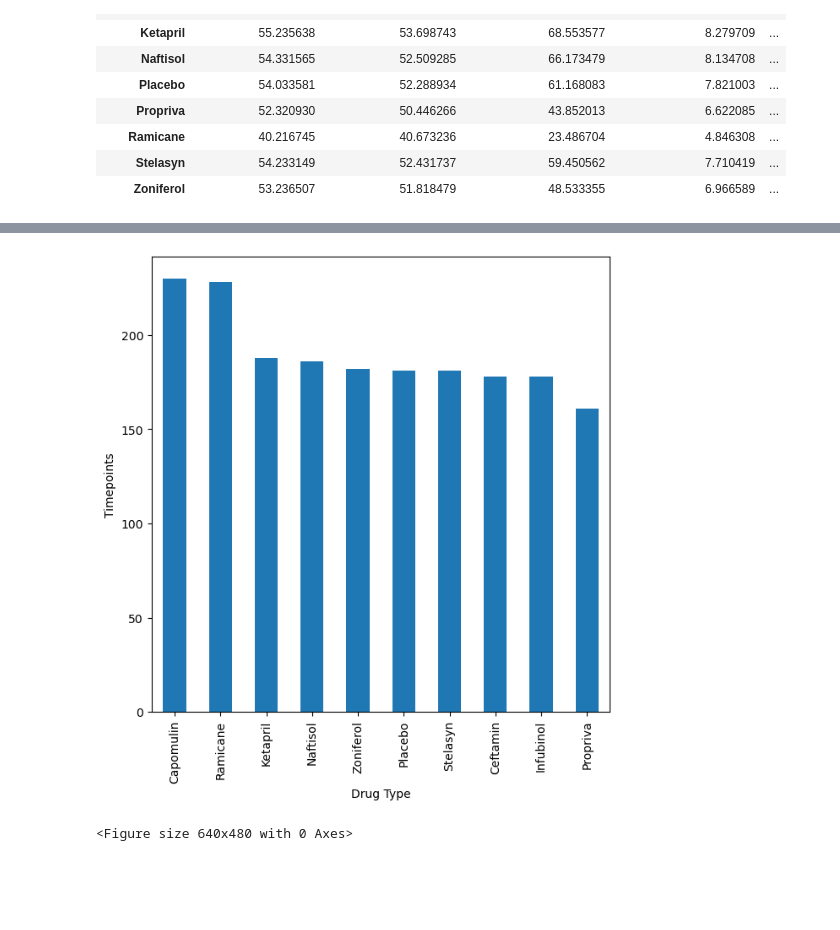
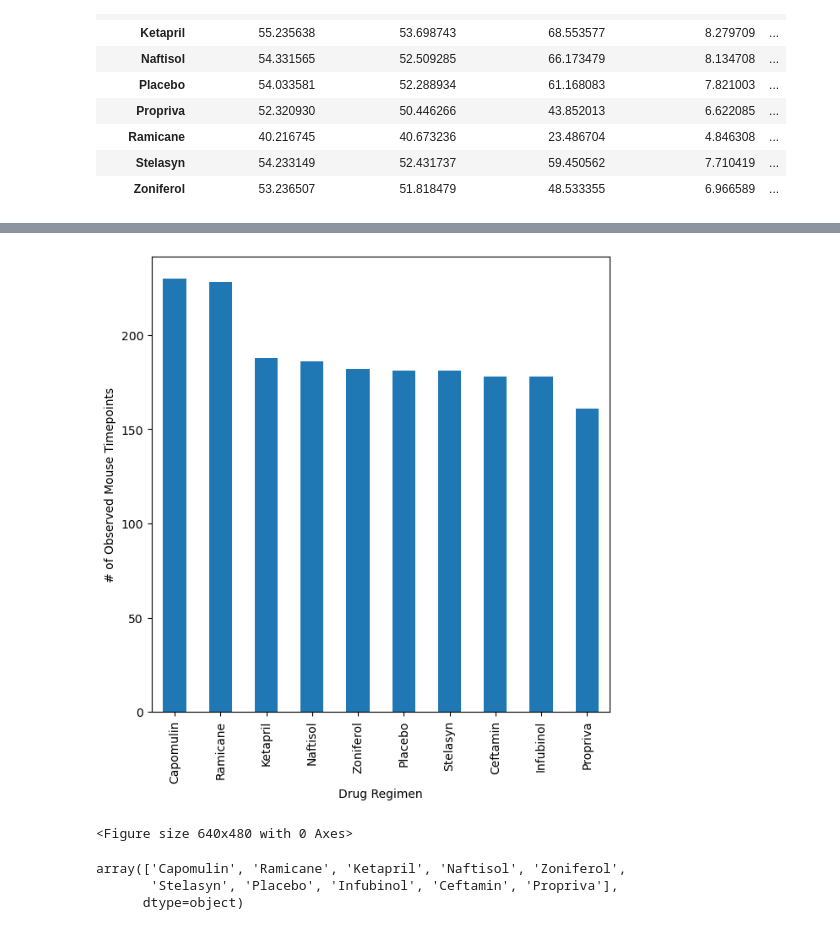
Before and after one commit to Fidel97/Panda-s-Visual, a Jupyter notebook: pymaceuticals.ipynb, the cells around one changed output, grey strips where cells are left out. Drawn from its saved outputs; the diff is of its cells as text; code cells hidden in the pictures; blank space fills up the shorter version.

```diff
--- a/pymaceuticals.ipynb
+++ b/pymaceuticals.ipynb
@@ -130,20 +146,28 @@ drug_types=drug_type.sort_values( ascending=False )
 # %%
 # Create a bar chart based off of the group series from before
 count_chart= drug_types.plot(kind='bar', figsize=(7,7,))
 
 # Set the xlabel and ylabel using class methods
-count_chart.set_xlabel("Drug Type")
-count_chart.set_ylabel("Timepoints")
+count_chart.set_xlabel("Drug Regimen")
+count_chart.set_ylabel("# of Observed Mouse Timepoints")
 
 plt.show()
 plt.tight_layout()
 # %% [output]
-[figure, old version]
+[figure, new version]
 <Figure size 640x480 with 0 Axes>
 # %%
 # Set x axis and tick locations
-x_axis = complete_mouse_data["Drug Regimen"]
-tick_locations = [value for value in x_axis]
+drug_count = complete_mouse_data["Drug Regimen"].value_counts()
+x_axis= drug_count.index.values
+y_axis= drug_count.values
+
+
+x_axis
+# %% [output]
+array(['Capomulin', 'Ramicane', 'Ketapril', 'Naftisol', 'Zoniferol',
+       'Stelasyn', 'Placebo', 'Infubinol', 'Ceftamin', 'Propriva'],
+      dtype=object)
 # %%
 # Create a list indicating where to write x labels and set figure size to adjust for space
 plt.figure(figsize=(10,4))
```
Also changed, not shown: parts of 20 cells of this notebook, 1 other file.
